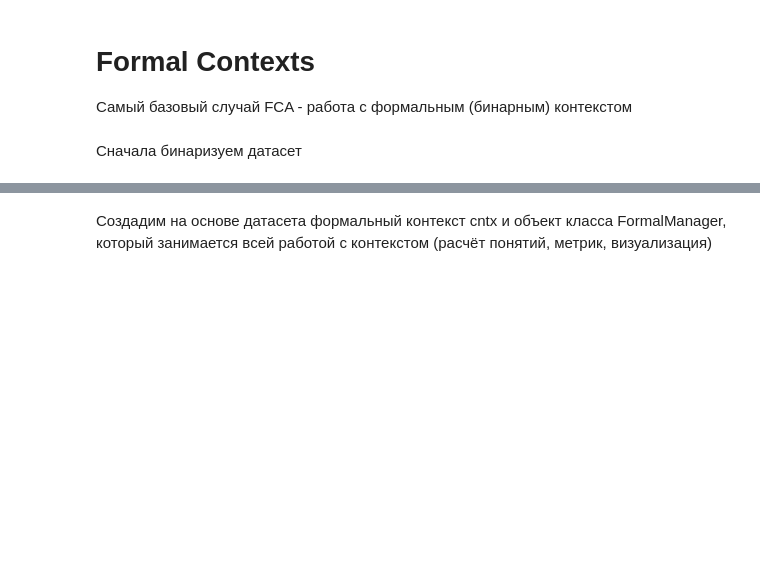
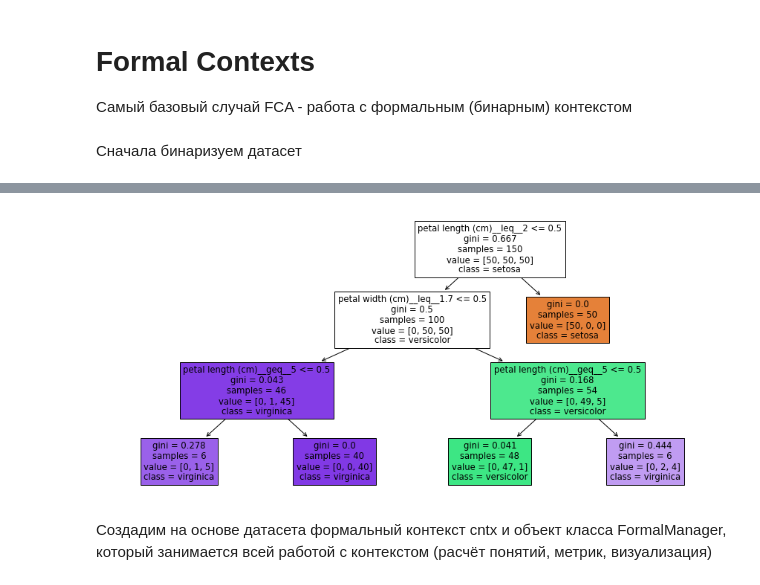
Before and after one commit to EgorDudyrev/FCA_BB_interpret, a Jupyter notebook: notebooks/2020.10.05-FCAlib_presentation.ipynb, the cells around one changed output, grey strips where cells are left out. Saved outputs shown, nothing was run; the diff lists cells and outputs as text; code cells hidden in the pictures; blank space fills up the shorter version.

```diff
--- a/notebooks/2020.10.05-FCAlib_presentation.ipynb
+++ b/notebooks/2020.10.05-FCAlib_presentation.ipynb
@@ -62,3 +66,13 @@ iris_ds_bin.drop_duplicates().head(3)
 | 0 | False | True | False | True | ... |
 | 50 | True | False | False | True | ... |
 | 70 | True | False | False | True | ... |
+# %%
+from sklearn.tree import DecisionTreeClassifier, plot_tree
+tree = DecisionTreeClassifier(max_depth=3)
+tree.fit(iris_ds_bin, iris_ds['target'], )
+
+plt.figure(figsize=(15,7))
+plot_tree(tree, filled=True, feature_names=iris_ds_bin.columns,
+          class_names=iris_data['target_names']);
+# %% [output]
+[figure, added]
```
Also changed, not shown: parts of 11 cells of this notebook, 2 other files.
